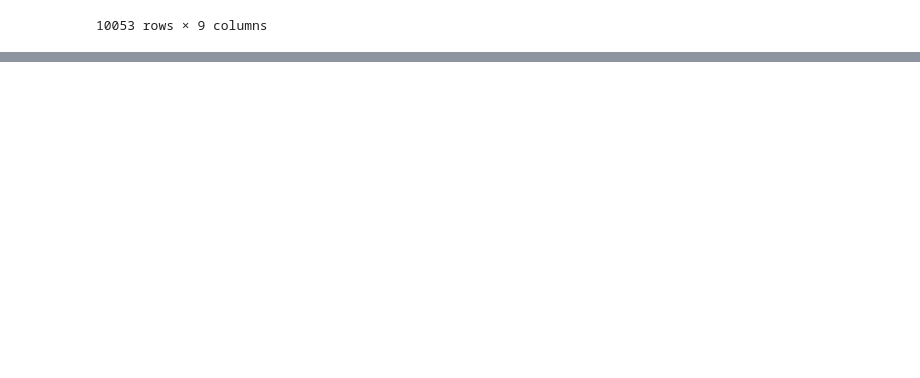
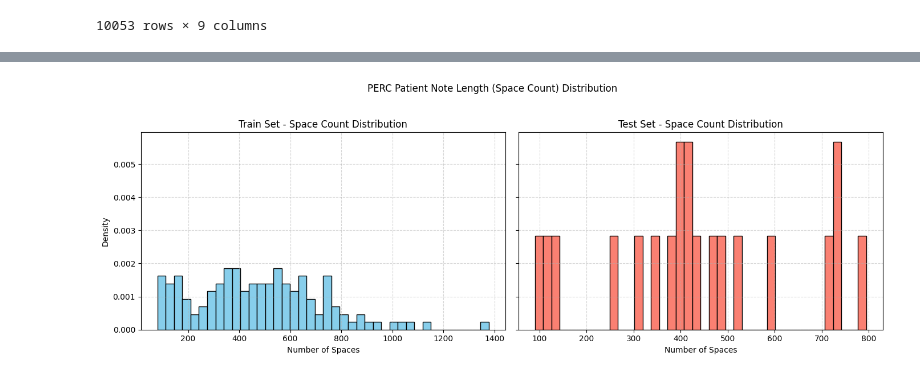
Before and after one commit to mohamed02-code/AI_agent, a Jupyter notebook: notebooks/1.0-Medcalc-dataset-initial-data-exploration.ipynb, the cells around one changed output, grey strips where cells are left out. Saved outputs shown, nothing was run; the diff lists cells and outputs as text; code cells hidden in the pictures; blank space fills up the shorter version.

```diff
--- a/EDA_Medcalc.ipynb
+++ b/notebooks/1.0-Medcalc-dataset-initial-data-exploration.ipynb
@@ -687,0 +700,96 @@ df.select_dtypes(include="object")
+# %%
+
+### Quick Overview
+from datasets import load_dataset
+import pandas as pd
+import ast
+import json
+import matplotlib.pyplot as plt
+import os
+import requests
+import sys
+import re
+import numpy as np
+import asyncio
+import aiohttp
+from typing import List
+import seaborn as sns
+import builtins
+
+# Load dataset
+dataset = load_dataset("ncbi/MedCalc-Bench-v1.0")
+df = dataset["train"].to_pandas()  # or "test"
+df_test = dataset["test"].to_pandas()  # or "test"
+# Filter for calculator name "PERC"
+
+perc_df = df[df["Calculator Name"] == "PERC Rule for Pulmonary Embolism"]
+perc_df.head(5)
+
+perc_df_test = df_test[df_test["Calculator Name"] == "PERC Rule for Pulmonary Embolism"]
+perc_df_test.head(5)
+perc_df["Relevant Entities"].iloc[0]
+
+
+# Train: space count
+perc_df["space_count"] = perc_df["Patient Note"].astype(str).apply(lambda x: x.count(" "))
+
+# Test: space count
+perc_df_test["space_count"] = perc_df_test["Patient Note"].astype(str).apply(lambda x: x.count(" "))
+
+# Basic stats
+print("Training Data")
+print(perc_df["space_count"].describe())
+
+print("\nTest Data")
+print(perc_df_test["space_count"].describe())
+
+# Plot side by side
+fig, axes = plt.subplots(1, 2, figsize=(14, 5), sharey=True)
+
+axes[0].hist(perc_df["space_count"], bins=40, color='skyblue', edgecolor='black', density=True)
+axes[0].set_title("Train Set - Space Count Distribution")
+axes[0].set_xlabel("Number of Spaces")
+axes[0].set_ylabel("Density")
+axes[0].grid(True, linestyle='--', alpha=0.5)
+
+axes[1].hist(perc_df_test["space_count"], bins=40, color='salmon', edgecolor='black', density=True)
+axes[1].set_title("Test Set - Space Count Distribution")
+axes[1].set_xlabel("Number of Spaces")
+axes[1].grid(True, linestyle='--', alpha=0.5)
+
+plt.suptitle("PERC Patient Note Length (Space Count) Distribution")
+plt.tight_layout(rect=[0, 0, 1, 0.95])
+plt.show()
+
+"{'age': [73, 'years'], 'Heart Rate or Pulse': [92.0, 'beats per minute'], 'Hemoptysis': False, 'O₂ saturation percentage': [98.0, '%'], 'Unilateral Leg Swelling': False, 'Hormone use': True, 'Recent surgery or trauma': True, 'Previously documented Deep Vein Thrombosis': False, 'Previously Documented Pulmonary Embolism': False}"
+
+# Ensure Ground Truth Answer is numeric and use .loc
+perc_df.loc[:, "Ground Truth Answer"] = pd.to_numeric(perc_df["Ground Truth Answer"], errors="coerce")
+perc_df_test.loc[:, "Ground Truth Answer"] = pd.to_numeric(perc_df_test["Ground Truth Answer"], errors="coerce")
+
+# Drop NaNs
+cleaned_train = perc_df["Ground Truth Answer"].dropna()
+cleaned_test = perc_df_test["Ground Truth Answer"].dropna()
+
+# Plot side-by-side histograms
+fig, axes = plt.subplots(1, 2, figsize=(14, 5), sharey=True)
+
+bins = range(0, 8)  # PERC scores range from 0 to 7
+
+axes[0].hist(cleaned_train, bins=bins, color="mediumseagreen", edgecolor="black")
+axes[0].set_title("Train Set - Ground Truth PERC Scores")
+axes[0].set_xlabel("Ground Truth Value")
+axes[0].set_ylabel("Frequency")
+axes[0].set_xlim(0, 7)
+axes[0].grid(axis="y", linestyle="--", alpha=0.6)
+
+axes[1].hist(cleaned_test, bins=bins, color="cornflowerblue", edgecolor="black")
+axes[1].set_title("Test Set - Ground Truth PERC Scores")
+axes[1].set_xlabel("Ground Truth Value")
+axes[1].set_xlim(0, 7)
+axes[1].grid(axis="y", linestyle="--", alpha=0.6)
+
+plt.suptitle("Ground Truth PERC Score Distribution (Train vs Test)")
+plt.tight_layout(rect=[0, 0, 1, 0.95])
+plt.show()
+# %% [output]
@@ -687,0 +823 @@ df.select_dtypes(include="object")
+[figure, added]
```
Also changed, not shown: parts of 2 cells of this notebook, 3 other files.
